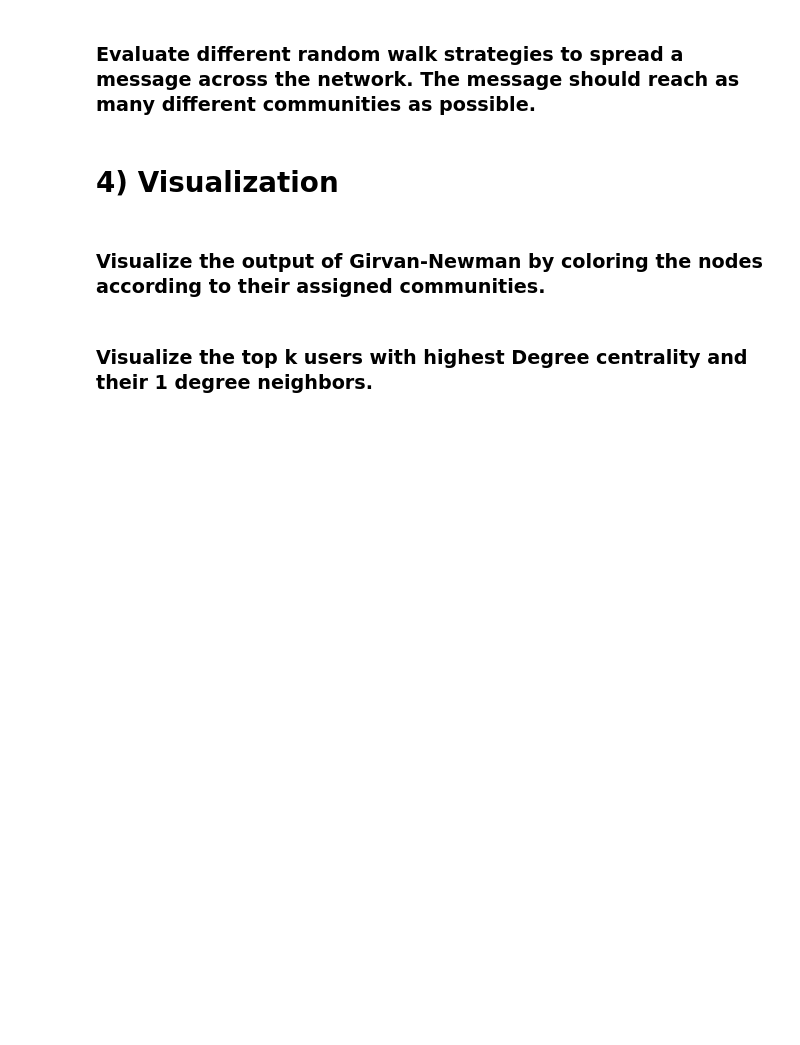
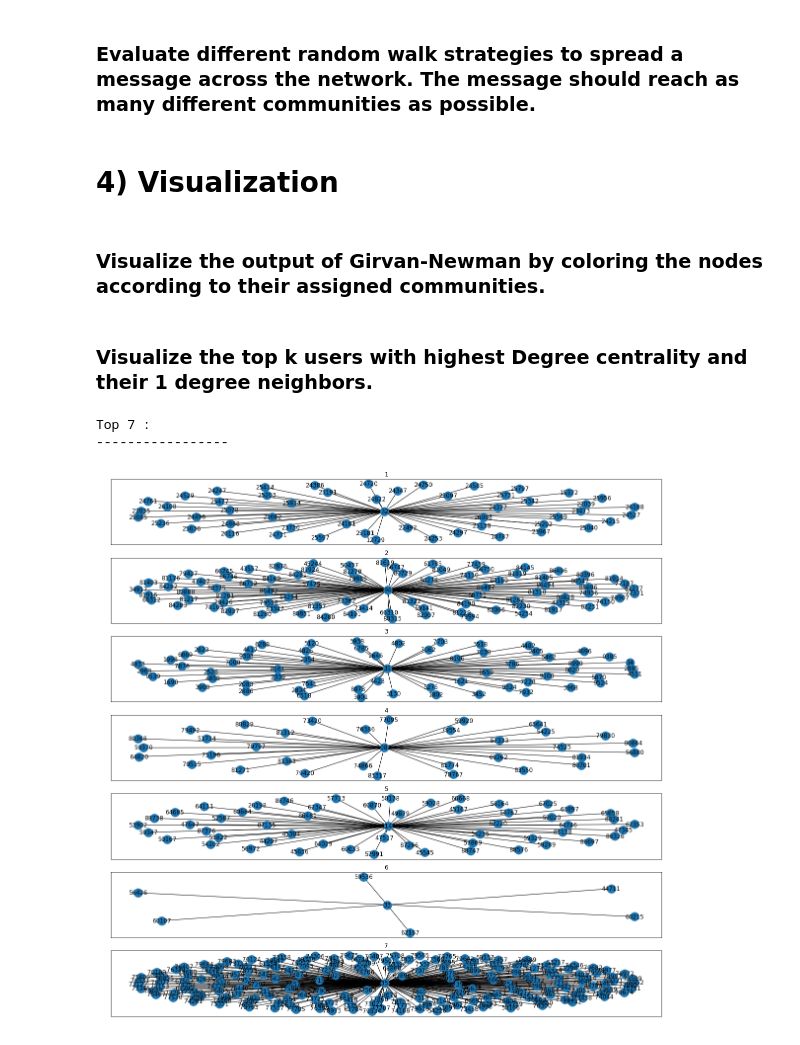
Before and after one commit to SocialMediaAnalytics2020/Project, a Jupyter notebook: Social Media Analytics Project.ipynb, the cells around one changed output. Saved outputs shown, nothing was run; the diff lists cells and outputs as text; code cells hidden in the pictures; blank space fills up the shorter version.

Commit message:
Degree centrality

```diff
--- a/Social Media Analytics Project.ipynb
+++ b/Social Media Analytics Project.ipynb
@@ -56,0 +119,7 @@ https://github.com/AmritbaniKaur/SMM1-Graph-and-Centrality-Measures/blob/master/
+# %%
+def k_nodes_max_degreeC(dictionary, k):
+    k_nodes = heapq.nlargest(k, dictionary, key=dictionary.get)
+    results = dict()
+    for node in k_nodes:
+        results[node] = dictionary[node]
+    return results
@@ -56,0 +139,3 @@ https://github.com/AmritbaniKaur/SMM1-Graph-and-Centrality-Measures/blob/master/
+# %%
+degreeC = degree_centrality_measure(G)
+print_k_top(degreeC, [5,10,20,50,100])
@@ -62,3 +180,42 @@ https://github.com/AmritbaniKaur/SMM1-Graph-and-Centrality-Measures/blob/master/
 ### Visualize the output of Girvan-Newman by coloring the nodes according to their assigned communities.
 # %% [markdown]
 ### Visualize the top k users with highest Degree centrality and their 1 degree neighbors.
+# %%
+def one_degree_neighbor(neighbors):
+    results = []
+    for node in neighbors:
+        if G.degree[node] == 1:
+            results.append(node)
+    return results
+# %%
+def visualize_k_top(degreeC, k):
+    #configurate plot
+    fig=plt.figure(figsize=(20, 20))
+    ax = fig.add_subplot(111) # the big subplot
+    ax.spines['top'].set_color('none')
+    ax.spines['bottom'].set_color('none')
+    ax.spines['left'].set_color('none')
+    ax.spines['right'].set_color('none')
+    ax.tick_params(labelcolor='w', top=False, bottom=False, left=False, right=False)
+
+    rows = k
+    #choose what to plot
+    result_dict = k_nodes_max_degreeC(degreeC, k)
+    i = 1
+    print("Top "+str(k)+" :")
+    print("-----------------")
+    for node in result_dict:
+        list_nodes = one_degree_neighbor([n for n in G[node]])
+        list_nodes.append(node)
+        subG = G.subgraph(list_nodes)
+        subplot = fig.add_subplot(rows, 1, i)
+        subplot.set_title(i)
+        img = nx.draw_networkx(subG)
+        i += 1
+    plt.show
+# %%
+visualize_k_top(degreeC, 7)
+# %% [output]
+Top 7 :
+-----------------
+[figure, added]
```
Also changed, not shown: parts of 23 cells of this notebook.
